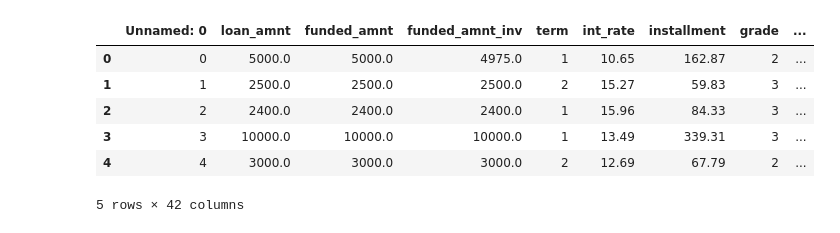
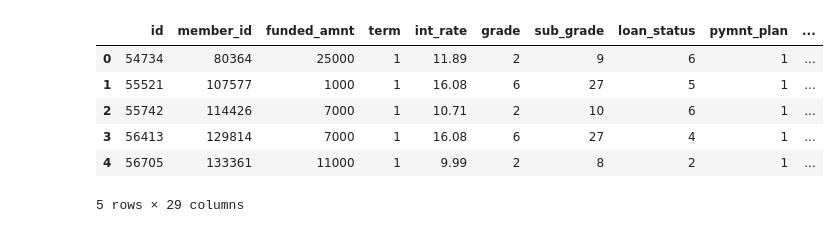
Before and after one commit to heminjoshi/Lending-Club, a Jupyter notebook: code/TPOT.ipynb, the cells around one changed output. Drawn from its saved outputs; the diff is of its cells as text; code cells hidden in the pictures.

```diff
--- a/code/TPOT.ipynb
+++ b/code/TPOT.ipynb
@@ -6,13 +6,13 @@ from sklearn.metrics import mean_squared_error
 from sklearn.model_selection import train_test_split
 from sklearn.metrics.scorer import make_scorer
 # %%
-loan_df = pd.read_csv('D:\Academic\Data Science\lc_data/cleaned_data.csv')
-loan_df.head(5)
+feature_matrix = pd.read_csv('D:\Academic\Data Science\lc_data/feature_matrix.csv')
+feature_matrix.head(5)
 # %% [output]
-|  | Unnamed: 0 | loan_amnt | funded_amnt | funded_amnt_inv | term | int_rate | installment | grade | ... |
-| 0 | 0 | 5000.0 | 5000.0 | 4975.0 | 1 | 10.65 | 162.87 | 2 | ... |
-| 1 | 1 | 2500.0 | 2500.0 | 2500.0 | 2 | 15.27 | 59.83 | 3 | ... |
-| 2 | 2 | 2400.0 | 2400.0 | 2400.0 | 1 | 15.96 | 84.33 | 3 | ... |
-| 3 | 3 | 10000.0 | 10000.0 | 10000.0 | 1 | 13.49 | 339.31 | 3 | ... |
-| 4 | 4 | 3000.0 | 3000.0 | 3000.0 | 2 | 12.69 | 67.79 | 2 | ... |
+|  | id | member_id | funded_amnt | term | int_rate | grade | sub_grade | loan_status | pymnt_plan | ... |
+| 0 | 54734 | 80364 | 25000 | 1 | 11.89 | 2 | 9 | 6 | 1 | ... |
+| 1 | 55521 | 107577 | 1000 | 1 | 16.08 | 6 | 27 | 5 | 1 | ... |
+| 2 | 55742 | 114426 | 7000 | 1 | 10.71 | 2 | 10 | 6 | 1 | ... |
+| 3 | 56413 | 129814 | 7000 | 1 | 16.08 | 6 | 27 | 4 | 1 | ... |
+| 4 | 56705 | 133361 | 11000 | 1 | 9.99 | 2 | 8 | 2 | 1 | ... |
-5 rows × 42 columns
+5 rows × 29 columns
```
Also changed, not shown: parts of 3 cells of this notebook, 4 other files.
